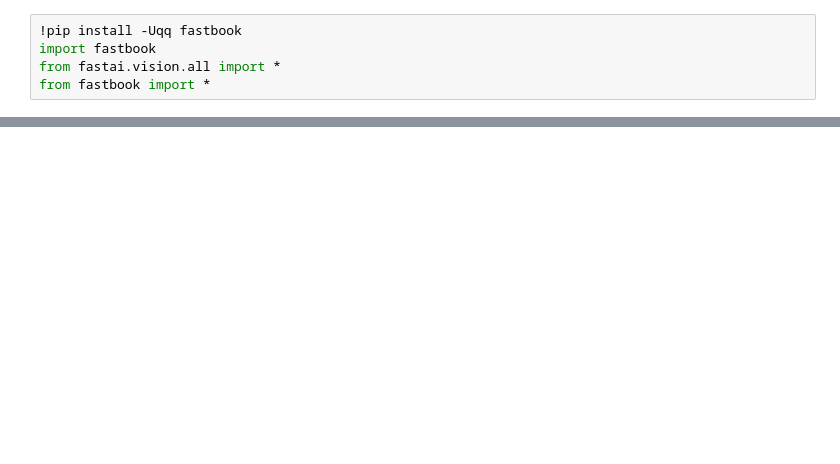
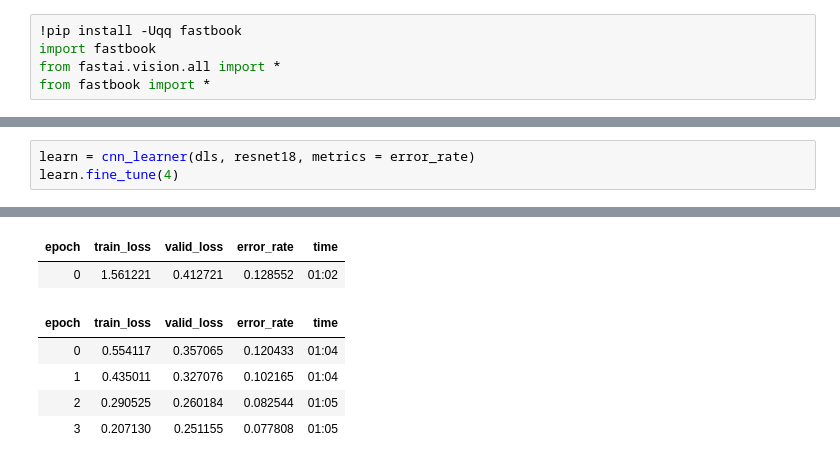
Before and after one commit to george-kan/fastai, a Jupyter notebook: Chapter5/Chapter_5_notes.ipynb, the cells around one changed output, grey strips where cells are left out. Drawn from its saved outputs; the diff is of its cells as text; blank space fills up the shorter version.

```diff
--- a/Chapter5/Chapter_5_notes.ipynb
+++ b/Chapter5/Chapter_5_notes.ipynb
@@ -38,0 +54,4 @@ dls = pets.dataloaders(path/"images")
+# %%
+learn = cnn_learner(dls, resnet18, metrics = error_rate)
+learn.fine_tune(4)
+# %% [output]
@@ -38,0 +59,7 @@ dls = pets.dataloaders(path/"images")
+| epoch | train_loss | valid_loss | error_rate | time |
+| 0 | 1.561221 | 0.412721 | 0.128552 | 01:02 |
+| epoch | train_loss | valid_loss | error_rate | time |
+| 0 | 0.554117 | 0.357065 | 0.120433 | 01:04 |
+| 1 | 0.435011 | 0.327076 | 0.102165 | 01:04 |
+| 2 | 0.290525 | 0.260184 | 0.082544 | 01:05 |
+| 3 | 0.207130 | 0.251155 | 0.077808 | 01:05 |
```
Also changed, not shown: parts of 25 cells of this notebook.
